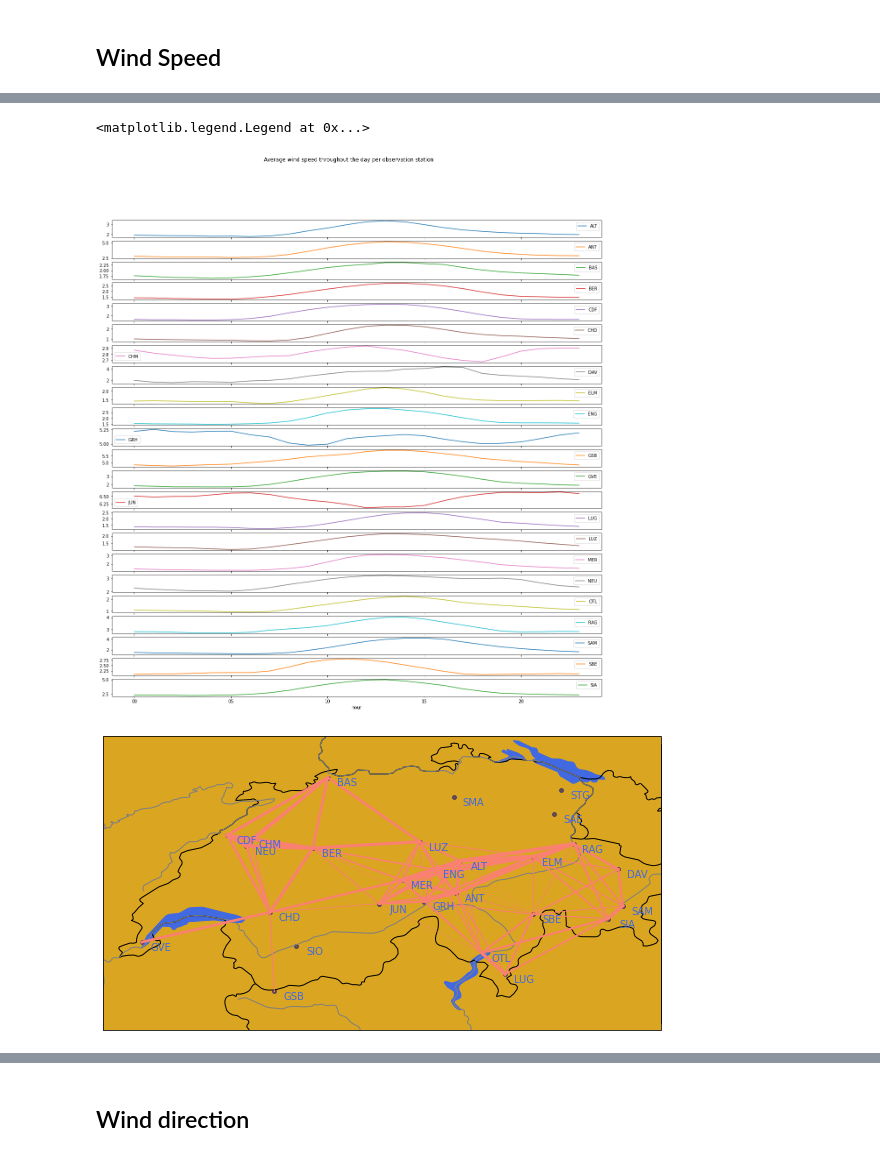
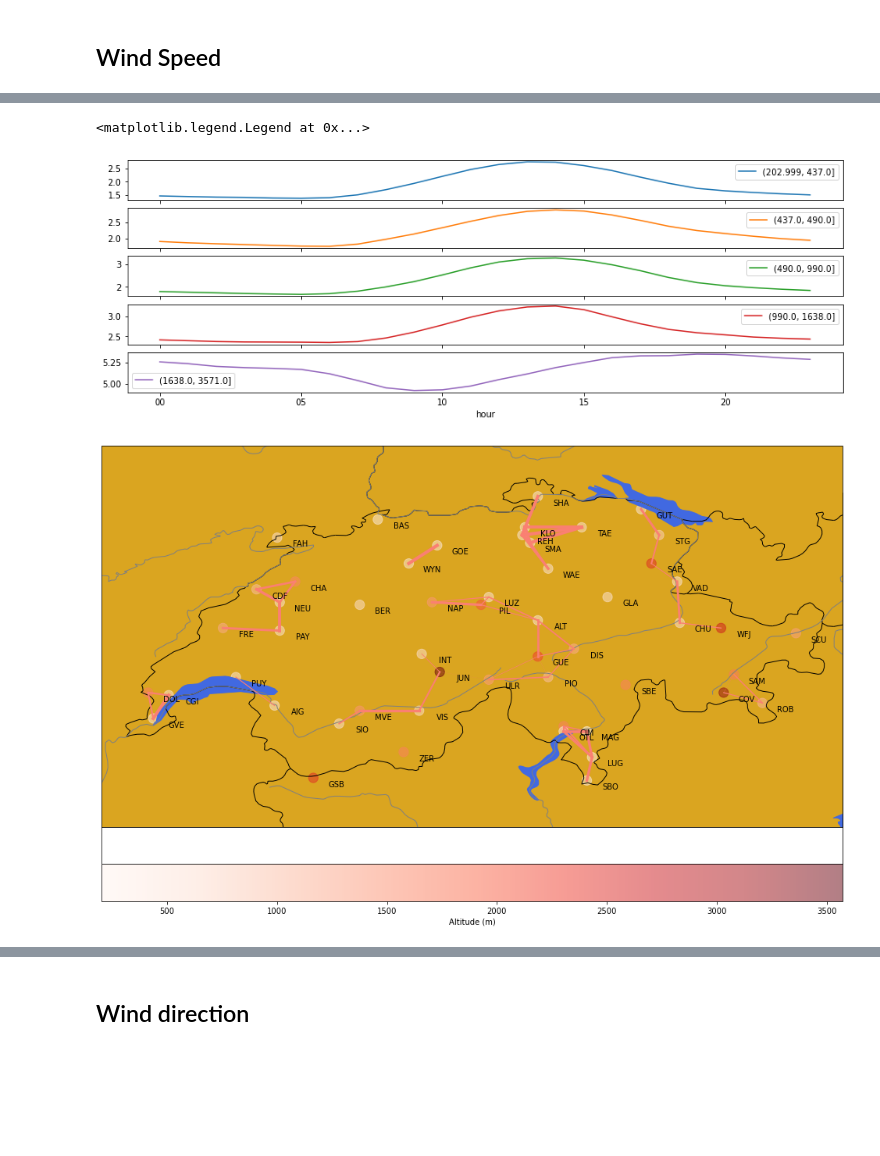
Before and after one commit to OpheliaMiralles/wind-downscaling-gan, a Jupyter notebook: notebooks/data_exploration.ipynb, the cells around one changed output, grey strips where cells are left out. Drawn from its saved outputs; the diff is of its cells as text; code cells hidden in the pictures; blank space fills up the shorter version.

```diff
--- a/notebooks/data_exploration.ipynb
+++ b/notebooks/data_exploration.ipynb
@@ -56,8 +61,8 @@ fig.show()
 # %% [markdown]
 # MeteoSwiss Observations
 # %%
-file_obs = pathlib.Path(data_path, 'MS_observations/wind_2016_2021_processed.csv')
+file_obs = pathlib.Path(data_path, 'MS_observations/wind_2016_2021_processed_more_stations.csv')
 file_station = pathlib.Path(data_path, 'MS_observations/stations.txt')
 obs = pd.read_csv(file_obs)
-obs.head(10)
+obs.head(5)
 # %% [output]
@@ -146,17 +148,17 @@ Text(0.5, 1.0, 'Square root wind speed (ms^-1) density')
 # %%
 obs = obs.assign(hour = lambda x: x['datetime'].str[-8:])
 obs['hour'] = obs['hour'].str[0:2]
-obs.groupby(['hour', 'station']).agg({'wind_speed_mps':'mean'})['wind_speed_mps'].unstack('station').plot(subplots=True,
-                                                                                                         title='Average wind speed throughout the day per observation station',
+obs.groupby(['hour', 'altitude_bins']).agg({'wind_speed_mps':'mean'})['wind_speed_mps'].unstack('altitude_bins').plot(subplots=True,
                                                                                                           sharex=True,
-                                                                                                          figsize=(20,20))
+                                                                                                          figsize=(15,5))
 plt.legend()
 # %% [output]
 <matplotlib.legend.Legend at 0x...>
-[figure, old version]
+[figure, new version]
 # %%
-corr_wind_speed = obs.set_index(['station', 'datetime'])['wind_speed_mps'].unstack('station').corr()
+corr_wind_speed_stations = obs.set_index(['station', 'datetime'])['wind_speed_mps'].unstack('station').corr()
 def plot_correlation_between_stations(ax, stations_df, corr_df):
+    distance_corr_dic = {}
     proj = HigherResPlateCarree()
     ax = plt.axes(projection=proj)
     ax.set_extent([stations.lon.min()-0.3, stations.lon.max()+0.3, stations.lat.min()-0.3, stations.lat.max()+0.3])
@@ -167,25 +169,30 @@ def plot_correlation_between_stations(ax, stations_df, corr_df):
     ax.add_feature(cartopy.feature.BORDERS.with_scale('10m'), color='black')
     ax.add_feature(cartopy.feature.RIVERS.with_scale('10m'), color='grey')
     c_scheme = ax.scatter(x=stations.lon, y=stations.lat,
-                s=15,
-                c='navy',
+                s=150,
+                c=stations.altitude_m,
+                cmap='Reds',
                 alpha=0.5,
                 transform=HigherResPlateCarree())
+    plt.colorbar(c_scheme, location='bottom', pad=0.07,
+                 label='Altitude (m)', ax=ax)
     for s1, s2 in combinations(corr_df.columns,2):
         lon1, lat1 = float(stations[stations['station']==s1].lon), float(stations[stations['station']==s1].lat)
         lon2, lat2 = float(stations[stations['station']==s2].lon), float(stations[stations['station']==s2].lat)
-
-        if distance_from_coordinates((lon1, lat1), (lon2, lat2))<=85:
+        d = distance_from_coordinates((lon1, lat1), (lon2, lat2))
+        distance_corr_dic[d] = corr_df.loc[s1, s2]
+        if distance_from_coordinates((lon1, lat1), (lon2, lat2))<=30:
             plt.plot([lon1, lon2], [lat1, lat2],
-                 linewidth=0.25+5*np.abs(corr_df.loc[s1, s2]),
-                 c='salmon',
+                 linewidth=0.1+5*np.abs(corr_df.loc[s1, s2]),
+                 c = 'salmon',
                  transform=HigherResPlateCarree())
     for s, d in stations.groupby('station'):
         ax.text(d.lon+0.15, d.lat-0.04, s, transform=HigherResPlateCarree(),
-                fontsize=10, c='royalblue', horizontalalignment='center', verticalalignment='center')
+                fontsize=10, c='black', horizontalalignment='center', verticalalignment='center')
+    return distance_corr_dic
 subplot_kw = {'projection': HigherResPlateCarree()}
-fig, ax1 = plt.subplots(ncols=1, subplot_kw=subplot_kw, figsize=(10, 10))
-plot_correlation_between_stations(ax1, stations, corr_wind_speed)
+fig, ax1 = plt.subplots(ncols=1, subplot_kw=subplot_kw, figsize=(17, 12.5))
+distance_corr_dic = plot_correlation_between_stations(ax1, stations, corr_wind_speed_stations)
 fig.show()
 # %% [output]
-[figure, old version]
+[figure, new version]
```
Also changed, not shown: parts of 18 cells of this notebook, 10 other files.
